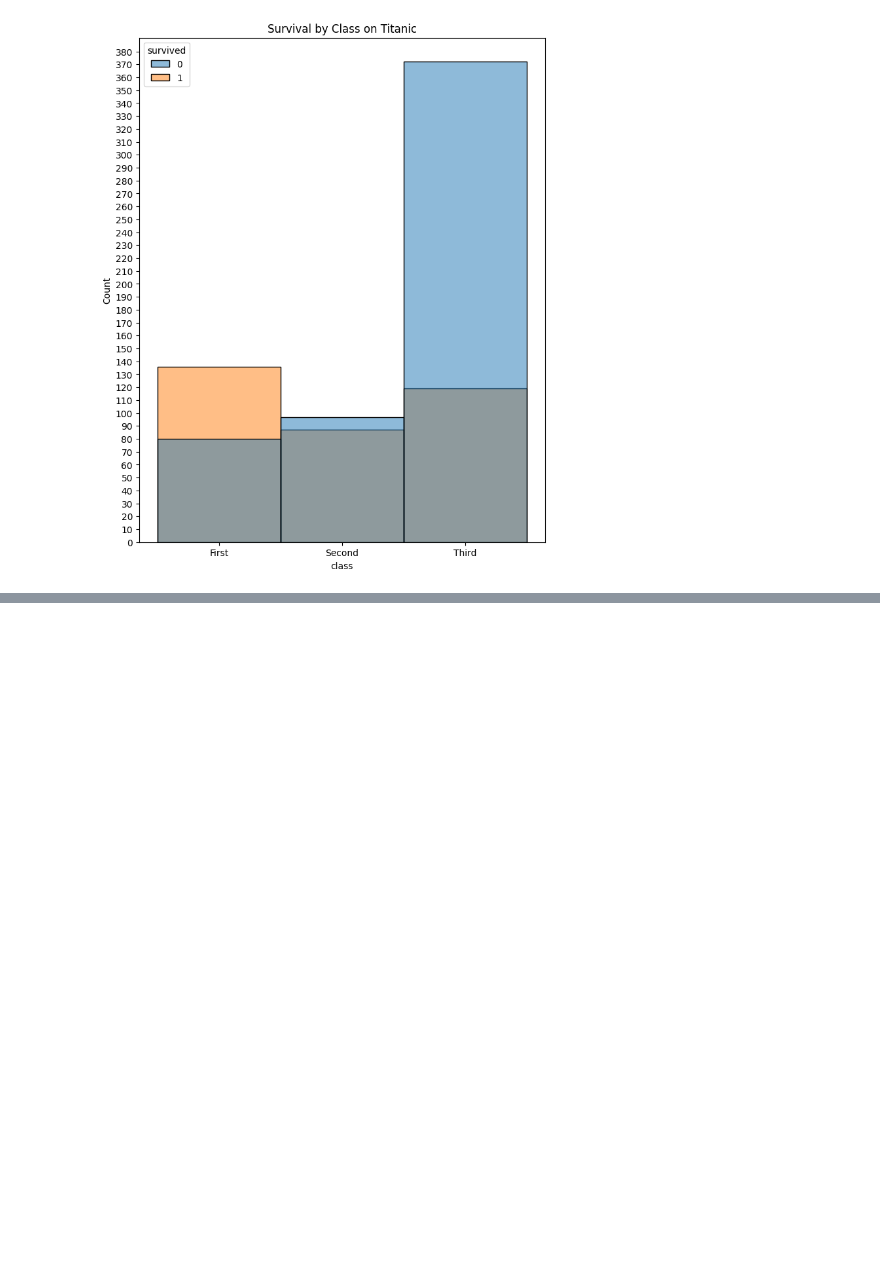
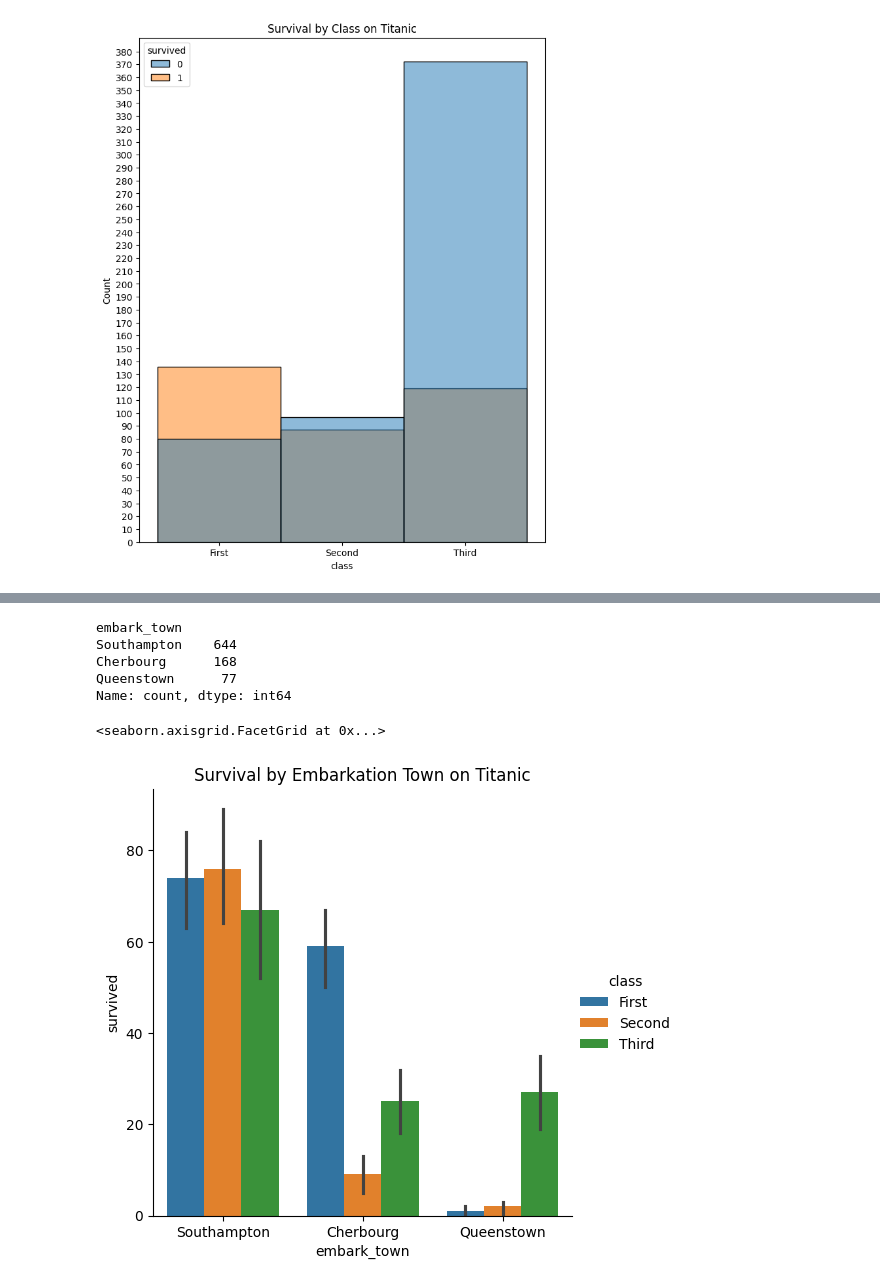
Before and after one commit to J3SSY-ANDU/Food-Delivery-Data-Analysis, a Jupyter notebook: notebooks/seaborn_tutorial.ipynb, the cells around one changed output, grey strips where cells are left out. Saved outputs shown, nothing was run; the diff lists cells and outputs as text; code cells hidden in the pictures; blank space fills up the shorter version.

Commit message:
practice seaborn graphs using titanic dataset

```diff
--- a/notebooks/seaborn_tutorial.ipynb
+++ b/notebooks/seaborn_tutorial.ipynb
@@ -322,0 +339,13 @@ g.set(title='Survival by Class on Titanic')
+# %%
+town_counts = titanic['embark_town'].value_counts()
+print(town_counts) # Count of passengers by embarkation town
+g = sns.catplot(kind='bar', x='embark_town', y='survived', hue='class', estimator=sum, data=titanic) # Bar plot for embarkation town and survival
+g.set(title='Survival by Embarkation Town on Titanic')
+# %% [output]
+embark_town
+Southampton    644
+Cherbourg      168
+Queenstown      77
+Name: count, dtype: int64
+<seaborn.axisgrid.FacetGrid at 0x...>
+[figure, added]
```
Also changed, not shown: parts of 10 cells of this notebook.
